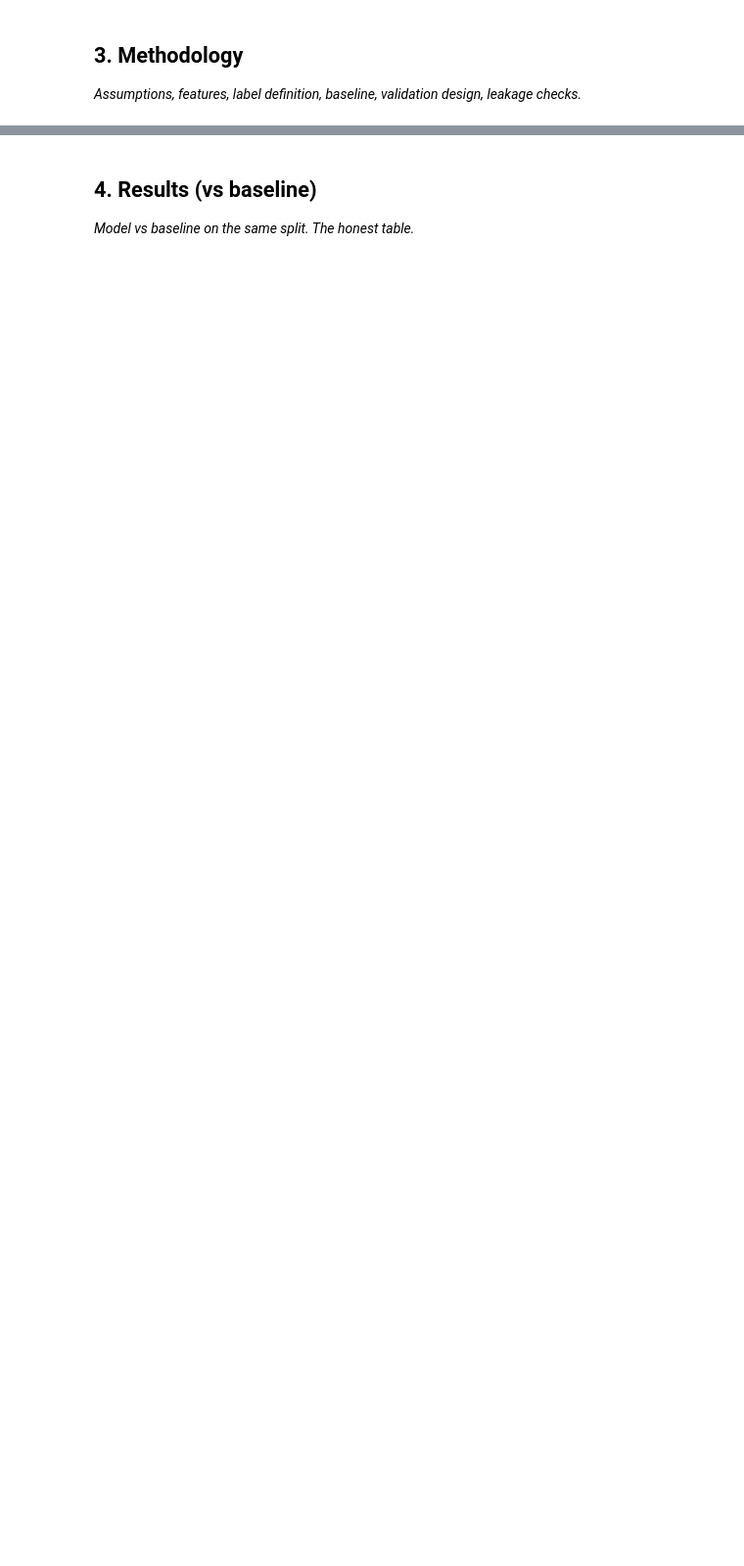
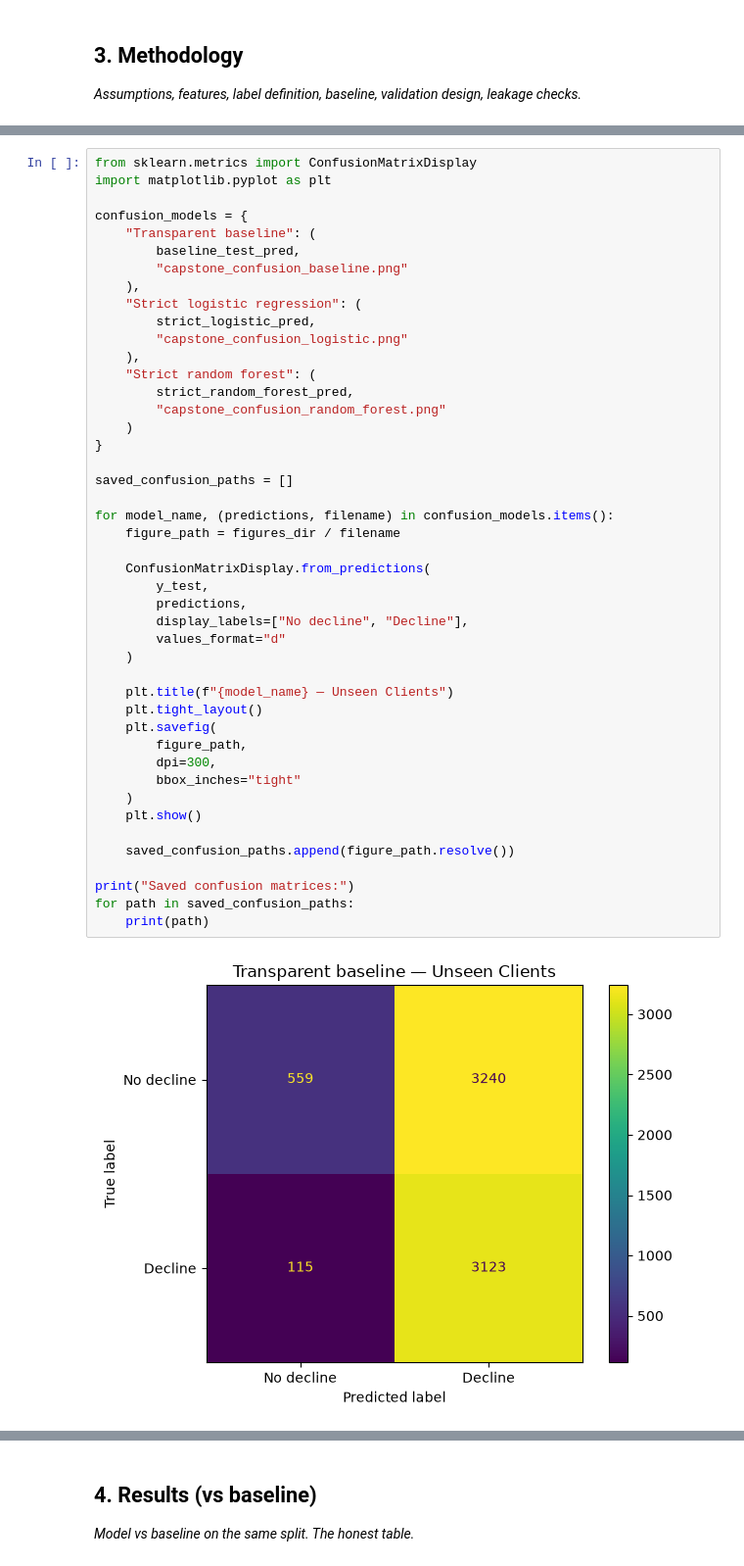
Before and after one commit to imnxr/flyrank-ml-internship, a Jupyter notebook: work/notebooks/capstone.ipynb, the cells around one changed output, grey strips where cells are left out. Shown at 98% size. Saved outputs shown, nothing was run; the diff lists cells and outputs as text; blank space fills up the shorter version.

```diff
--- a/work/notebooks/capstone.ipynb
+++ b/work/notebooks/capstone.ipynb
@@ -20,0 +1361,47 @@ This skeleton is yours to fill. Work the sections **in order** — each one has
+# %%
+from sklearn.metrics import ConfusionMatrixDisplay
+import matplotlib.pyplot as plt
+
+confusion_models = {
+    "Transparent baseline": (
+        baseline_test_pred,
+        "capstone_confusion_baseline.png"
+    ),
+    "Strict logistic regression": (
+        strict_logistic_pred,
+        "capstone_confusion_logistic.png"
+    ),
+    "Strict random forest": (
+        strict_random_forest_pred,
+        "capstone_confusion_random_forest.png"
+    )
+}
+
+saved_confusion_paths = []
+
+for model_name, (predictions, filename) in confusion_models.items():
+    figure_path = figures_dir / filename
+
+    ConfusionMatrixDisplay.from_predictions(
+        y_test,
+        predictions,
+        display_labels=["No decline", "Decline"],
+        values_format="d"
+    )
+
+    plt.title(f"{model_name} — Unseen Clients")
+    plt.tight_layout()
+    plt.savefig(
+        figure_path,
+        dpi=300,
+        bbox_inches="tight"
+    )
+    plt.show()
+
+    saved_confusion_paths.append(figure_path.resolve())
+
+print("Saved confusion matrices:")
+for path in saved_confusion_paths:
+    print(path)
+# %% [output]
+[figure, added]
```
Also changed, not shown: parts of 53 cells of this notebook, 6 other files.
